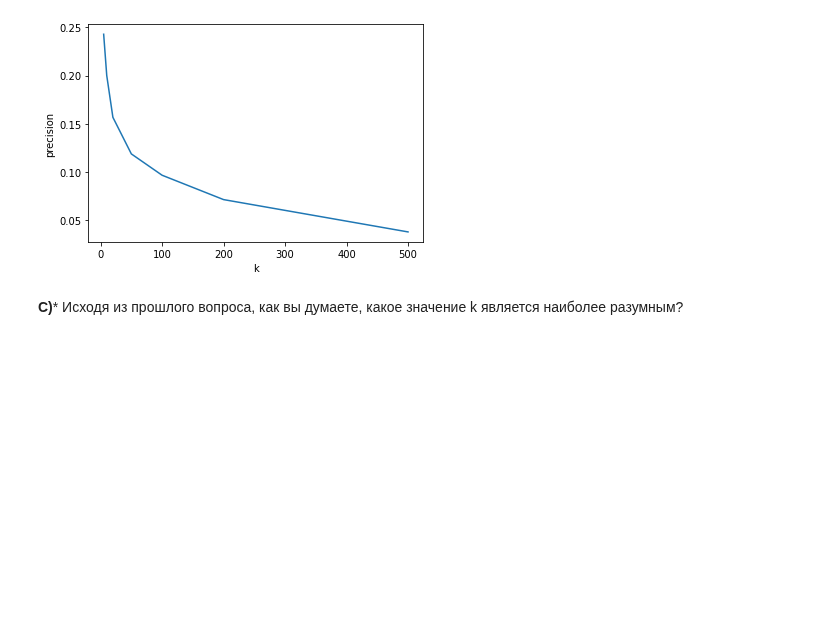
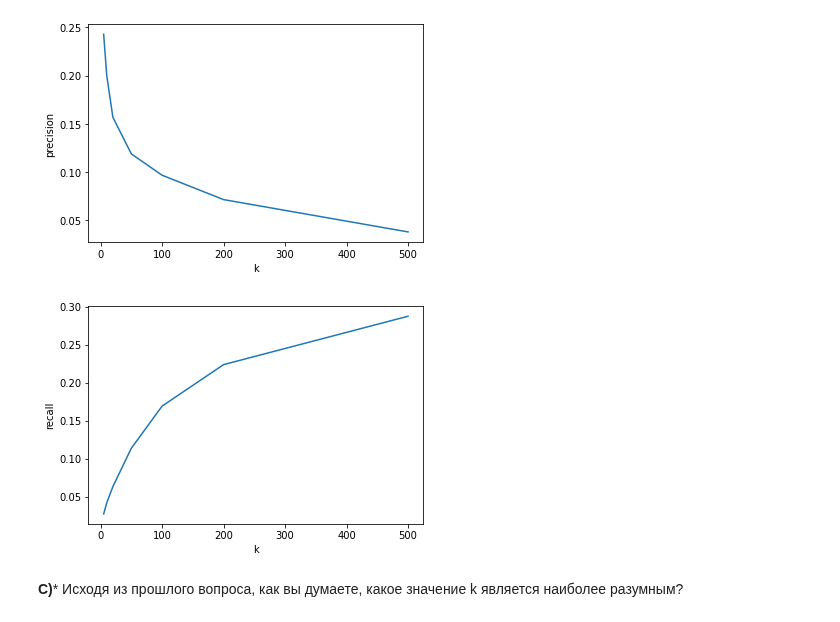
Before and after one commit to evelisko/GB_RegSys, a Jupyter notebook: Lesson_6/HW_RS_Lesson_6.ipynb, the cells around one changed output. Drawn from its saved outputs; the diff is of its cells as text; code cells hidden in the pictures; blank space fills up the shorter version.

```diff
--- a/Lesson_6/HW_RS_Lesson_6.ipynb
+++ b/Lesson_6/HW_RS_Lesson_6.ipynb
@@ -183,6 +203,21 @@ plt.xlabel('k')
 plt.show()
 # %% [output]
 [figure]
+# %%
+precision = []
+is_extend_with_top_popular=True
+for k in tqdm([5, 10, 20, 50, 100, 200, 500]):
+    result_lvl_1[f'own_recomender_{k}'] = result_lvl_1['user_id'].apply(lambda x: recommender. \
+    get_own_recommendations(x, N=k,extend_with_top_popular=is_extend_with_top_popular))
+    precision.append(result_lvl_1.apply(lambda x: recall_at_k(x[f'own_recomender_{k}'],
+    x['actual'],  k), axis=1).mean())
+# %%
+plt.plot([5, 10, 20, 50, 100, 200, 500], precision)
+plt.ylabel('recall')
+plt.xlabel('k')
+plt.show()
+# %% [output]
+[figure, added]
 # %% [markdown]
 **C)*** Исходя из прошлого вопроса, как вы думаете, какое значение k является наиболее разумным?
 # %% [markdown]
```
Also changed, not shown: parts of 22 cells of this notebook.
